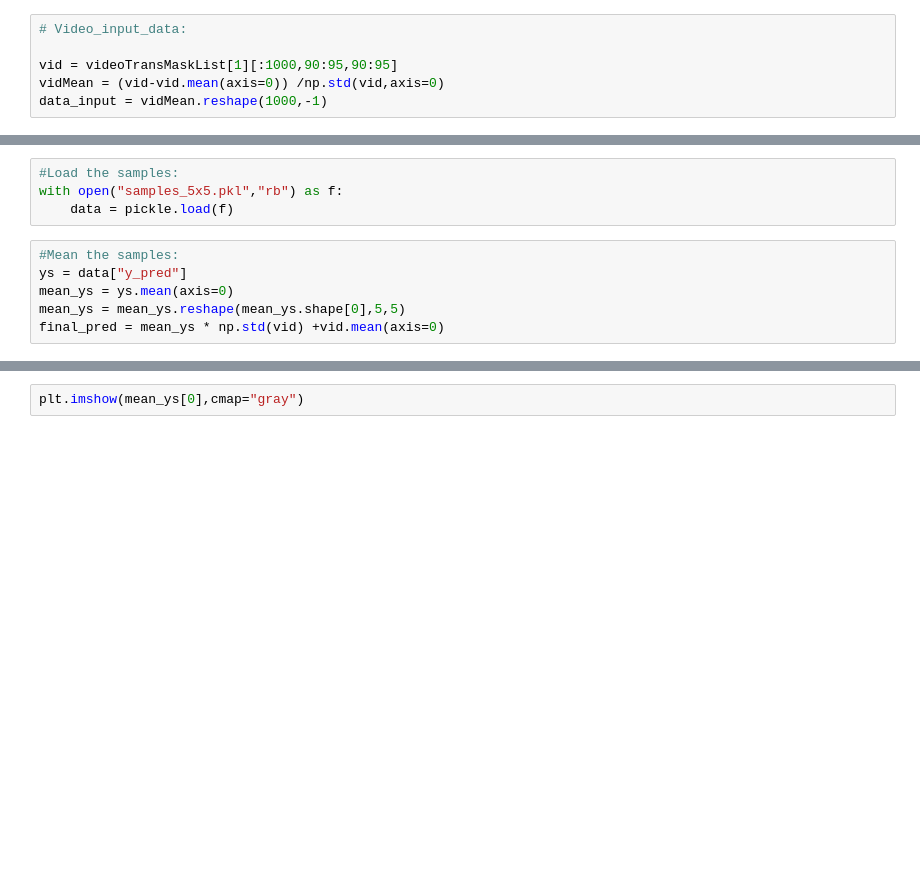
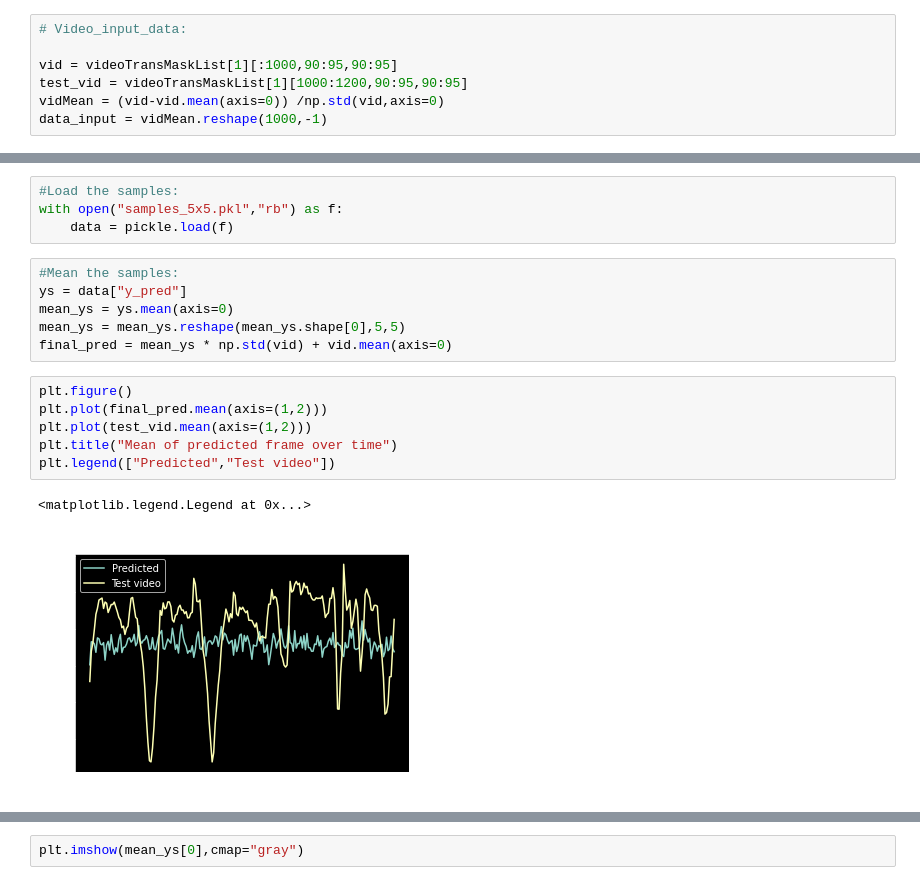
Before and after one commit to markusOlsen1/ModelBasedProject, a Jupyter notebook: main.ipynb, the cells around one changed output, grey strips where cells are left out. Drawn from its saved outputs; the diff is of its cells as text; blank space fills up the shorter version.

```diff
--- a/main.ipynb
+++ b/main.ipynb
@@ -198,6 +198,7 @@ plt.show()
 # Video_input_data:
 
 vid = videoTransMaskList[1][:1000,90:95,90:95]
+test_vid = videoTransMaskList[1][1000:1200,90:95,90:95]
 vidMean = (vid-vid.mean(axis=0)) /np.std(vid,axis=0)
 data_input = vidMean.reshape(1000,-1)
 # %%
@@ -264,4 +265,13 @@ with open("samples_5x5.pkl","rb") as f:
 ys = data["y_pred"]
 mean_ys = ys.mean(axis=0)
 mean_ys = mean_ys.reshape(mean_ys.shape[0],5,5)
-final_pred = mean_ys * np.std(vid) +vid.mean(axis=0)
+final_pred = mean_ys * np.std(vid) + vid.mean(axis=0)
+# %%
+plt.figure()
+plt.plot(final_pred.mean(axis=(1,2)))
+plt.plot(test_vid.mean(axis=(1,2)))
+plt.title("Mean of predicted frame over time")
+plt.legend(["Predicted","Test video"])
+# %% [output]
+<matplotlib.legend.Legend at 0x...>
+[figure, added]
```
Also changed, not shown: parts of 1 cell of this notebook.
